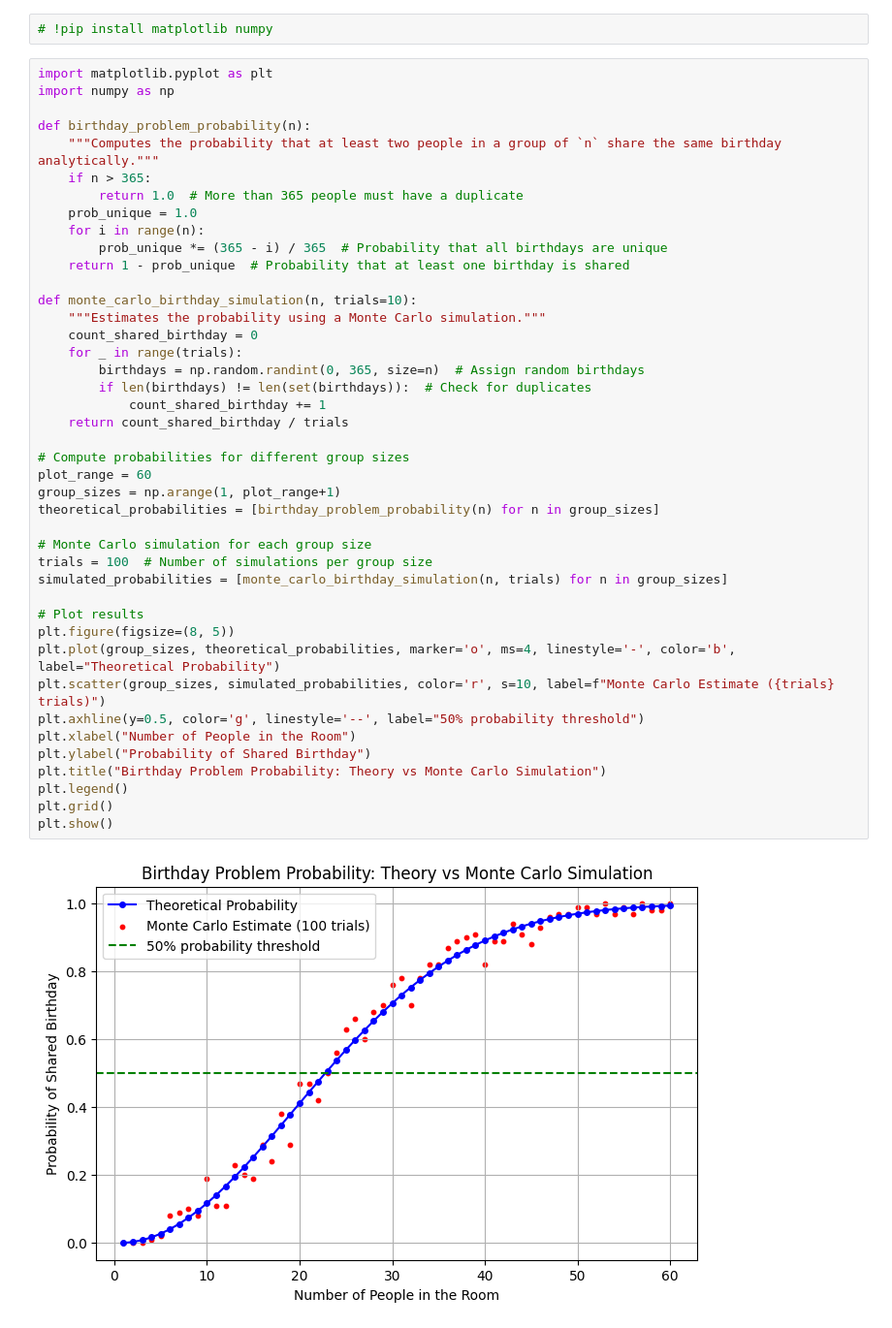
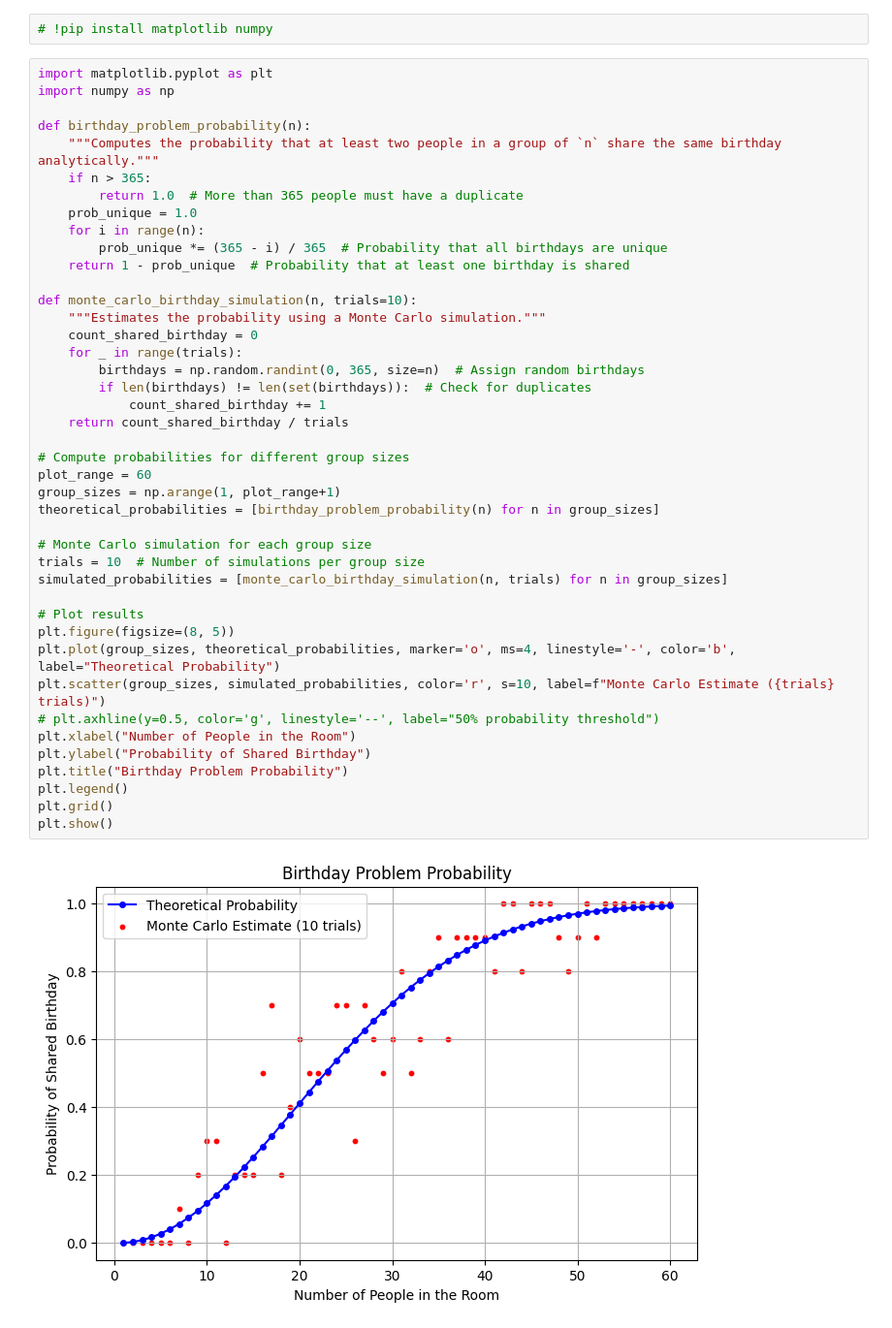
Before and after one commit to yoninazarathy/uq-stat2003-demos, a Jupyter notebook: BirthdayProblem.ipynb, the cells around one changed output. Shown at 97% size. Drawn from its saved outputs; the diff is of its cells as text.

Commit message:
adjust plot birthday problem

```diff
--- a/BirthdayProblem.ipynb
+++ b/BirthdayProblem.ipynb
@@ -21,34 +21,34 @@ def birthday_problem_probability(n):
         prob_unique *= (365 - i) / 365  # Probability that all birthdays are unique
     return 1 - prob_unique  # Probability that at least one birthday is shared
 
 def monte_carlo_birthday_simulation(n, trials=10):
     """Estimates the probability using a Monte Carlo simulation."""
     count_shared_birthday = 0
     for _ in range(trials):
         birthdays = np.random.randint(0, 365, size=n)  # Assign random birthdays
         if len(birthdays) != len(set(birthdays)):  # Check for duplicates
             count_shared_birthday += 1
     return count_shared_birthday / trials
 
 # Compute probabilities for different group sizes
 plot_range = 60
 group_sizes = np.arange(1, plot_range+1)
 theoretical_probabilities = [birthday_problem_probability(n) for n in group_sizes]
 
 # Monte Carlo simulation for each group size
-trials = 100  # Number of simulations per group size
+trials = 10  # Number of simulations per group size
 simulated_probabilities = [monte_carlo_birthday_simulation(n, trials) for n in group_sizes]
 
 # Plot results
 plt.figure(figsize=(8, 5))
 plt.plot(group_sizes, theoretical_probabilities, marker='o', ms=4, linestyle='-', color='b', label="Theoretical Probability")
 plt.scatter(group_sizes, simulated_probabilities, color='r', s=10, label=f"Monte Carlo Estimate ({trials} trials)")
-plt.axhline(y=0.5, color='g', linestyle='--', label="50% probability threshold")
+# plt.axhline(y=0.5, color='g', linestyle='--', label="50% probability threshold")
 plt.xlabel("Number of People in the Room")
 plt.ylabel("Probability of Shared Birthday")
-plt.title("Birthday Problem Probability: Theory vs Monte Carlo Simulation")
+plt.title("Birthday Problem Probability")
 plt.legend()
 plt.grid()
 plt.show()
 # %% [output]
-[figure, old version]
+[figure, new version]
```
